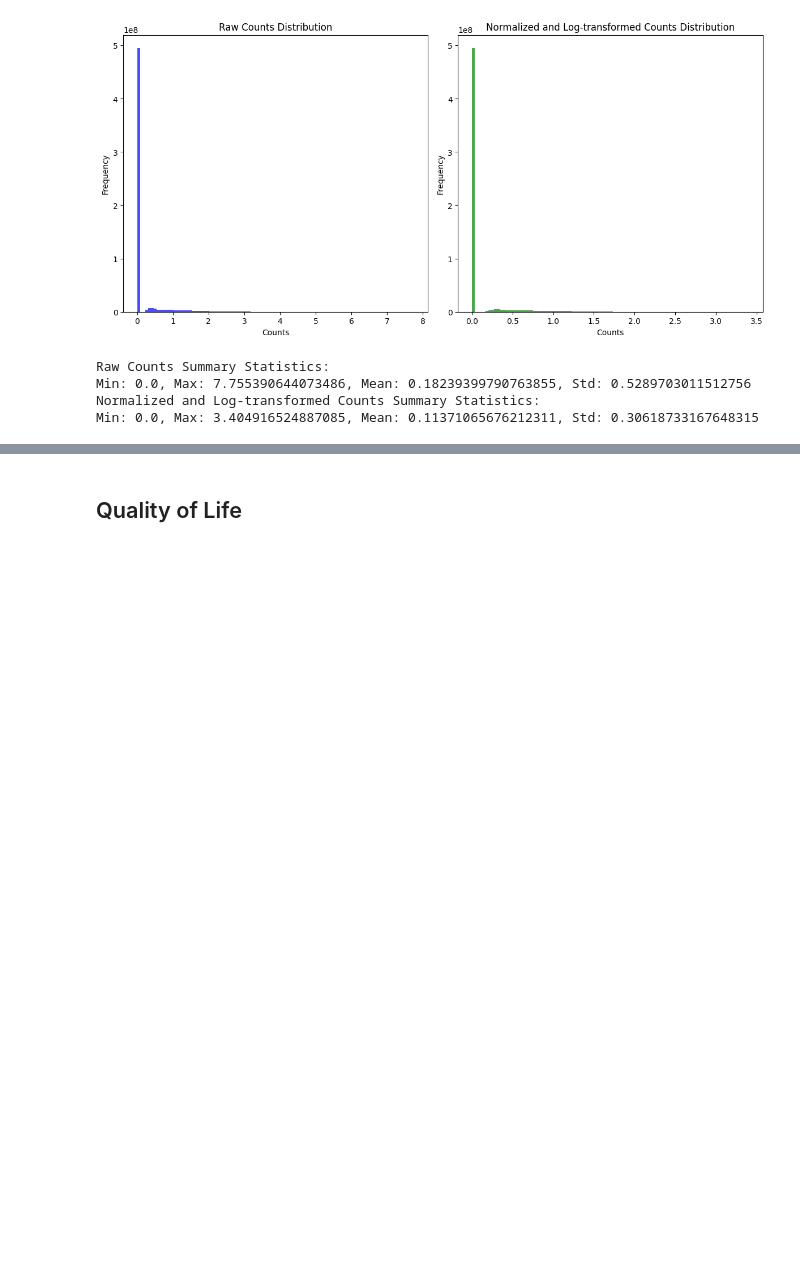
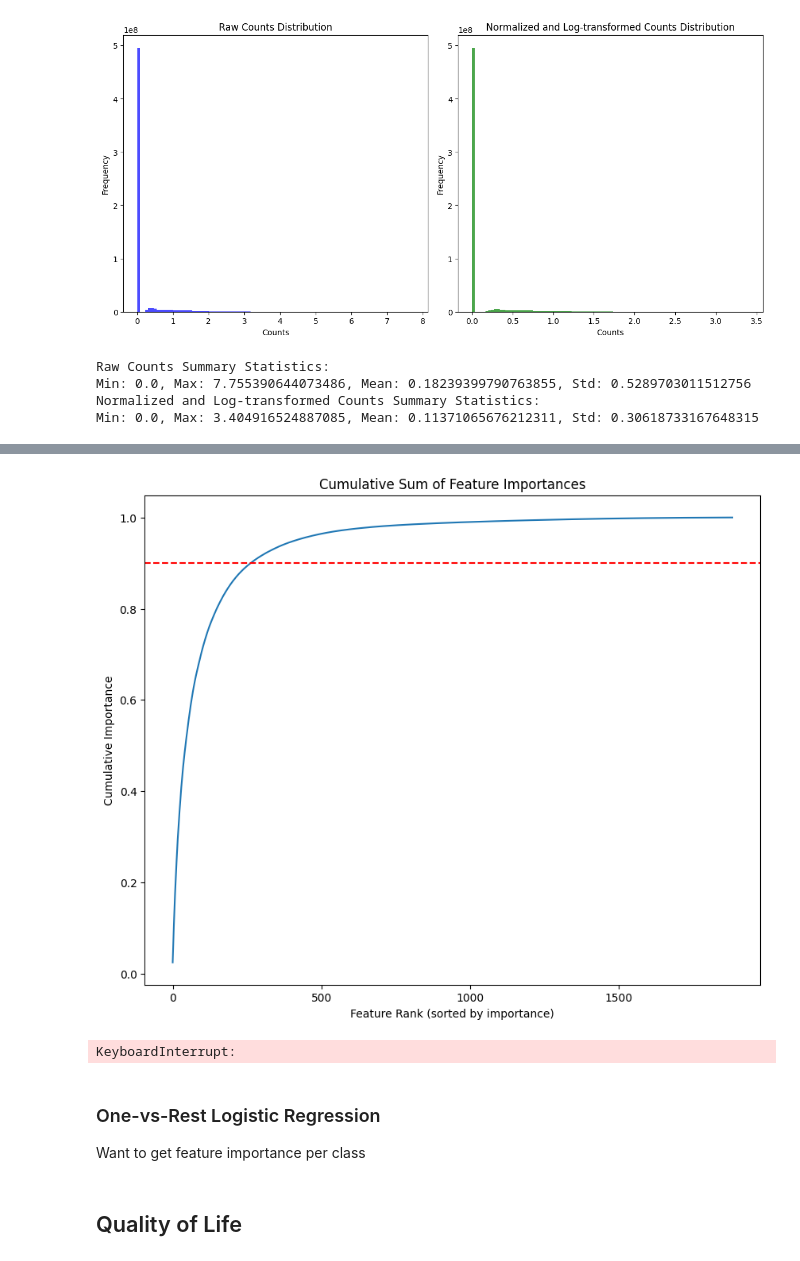
Before and after one commit to yuyanchenglab/CAMR2024, a Jupyter notebook: Modeling.ipynb, the cells around one changed output, grey strips where cells are left out. Cells and saved outputs as stored; diff of their text form; code cells hidden in the pictures; blank space fills up the shorter version.

```diff
--- a/Modeling.ipynb
+++ b/Modeling.ipynb
@@ -89,0 +286,38 @@ Min: 0.0, Max: 3.404916524887085, Mean: 0.11371065676212311, Std: 0.306187331676
+# %%
+# Calculate the cumulative sum of importances
+feature_importance_rf_df['Cumulative Importance'] = feature_importance_rf_df['Importance'].cumsum()
+
+# Plot the cumulative sum
+plt.figure(figsize=(10, 8))
+sns.lineplot(data=feature_importance_rf_df, x=feature_importance_rf_df.index, y='Cumulative Importance')
+plt.axhline(y=0.9, color='r', linestyle='--')  # Line at 90% cumulative importance
+plt.xticks(ticks=range(0, len(feature_importance_rf_df), 500))  # Set x-ticks at increments of 100
+plt.xlabel('Feature Rank (sorted by importance)')
+plt.ylabel('Cumulative Importance')
+plt.title('Cumulative Sum of Feature Importances')
+
+#save fig
+plt.savefig('figures/modeling/random_forest_cumulative_feature_importance_distribution')
+
+plt.show()
+# %% [output]
+[figure, added]
+# %%
+# For class-specific analysis, you can inspect trees or use permutation importance
+# Using permutation importance from sklearn
+from sklearn.inspection import permutation_importance
+
+result = permutation_importance(rf_classifier, X_test, y_test, n_repeats=10, random_state=42, n_jobs=2)
+
+perm_sorted_idx = result.importances_mean.argsort()
+
+# Plot permutation importance for the top 20 features
+plt.figure(figsize=(10, 8))
+plt.boxplot(result.importances[perm_sorted_idx].T, vert=False, labels=np.array(adata.var_names)[perm_sorted_idx])
+plt.title('Permutation Importance (test set)')
+plt.show()
+# %% [output]
+KeyboardInterrupt:
+# %% [markdown]
+### One-vs-Rest Logistic Regression
+Want to get feature importance per class
```
Also changed, not shown: parts of 22 cells of this notebook, 4 other files.
